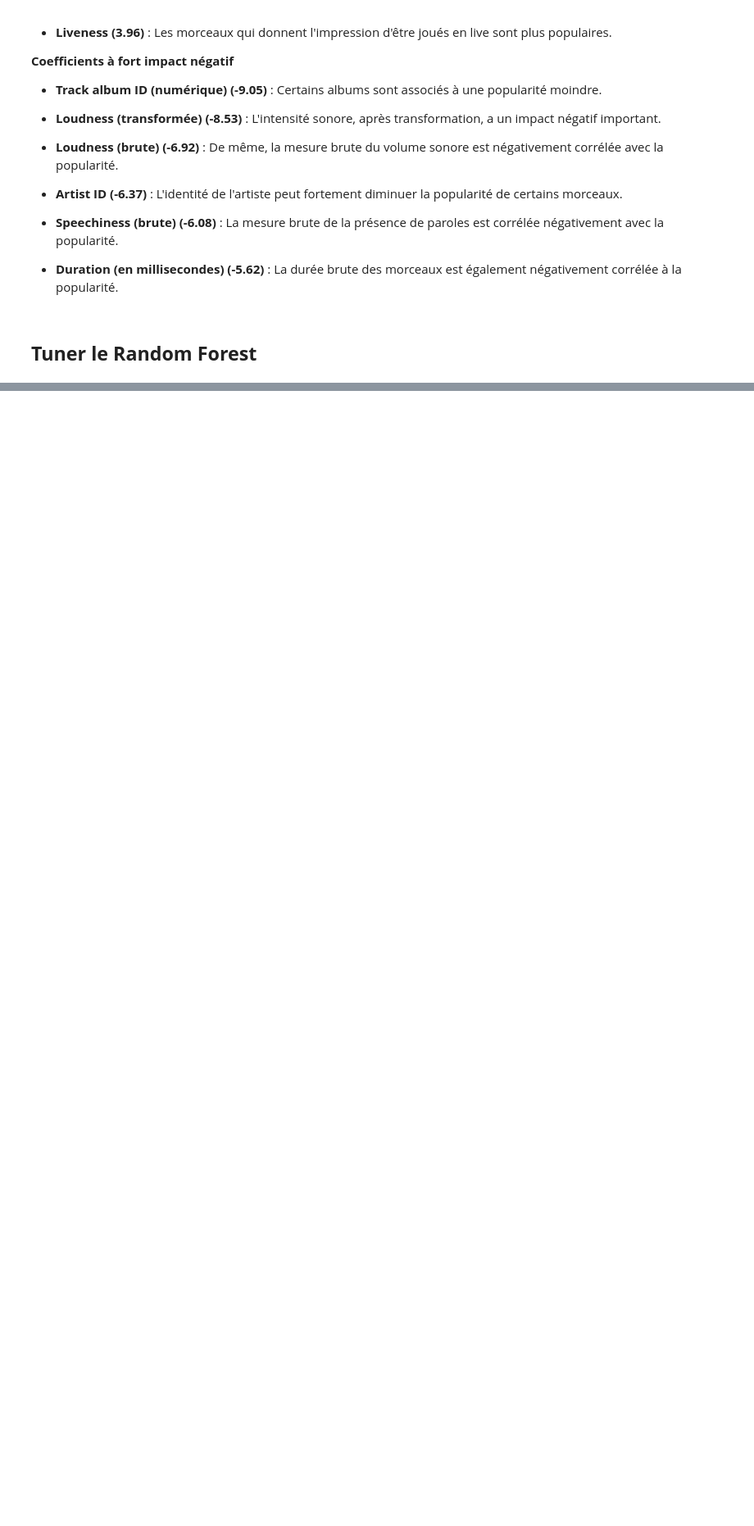
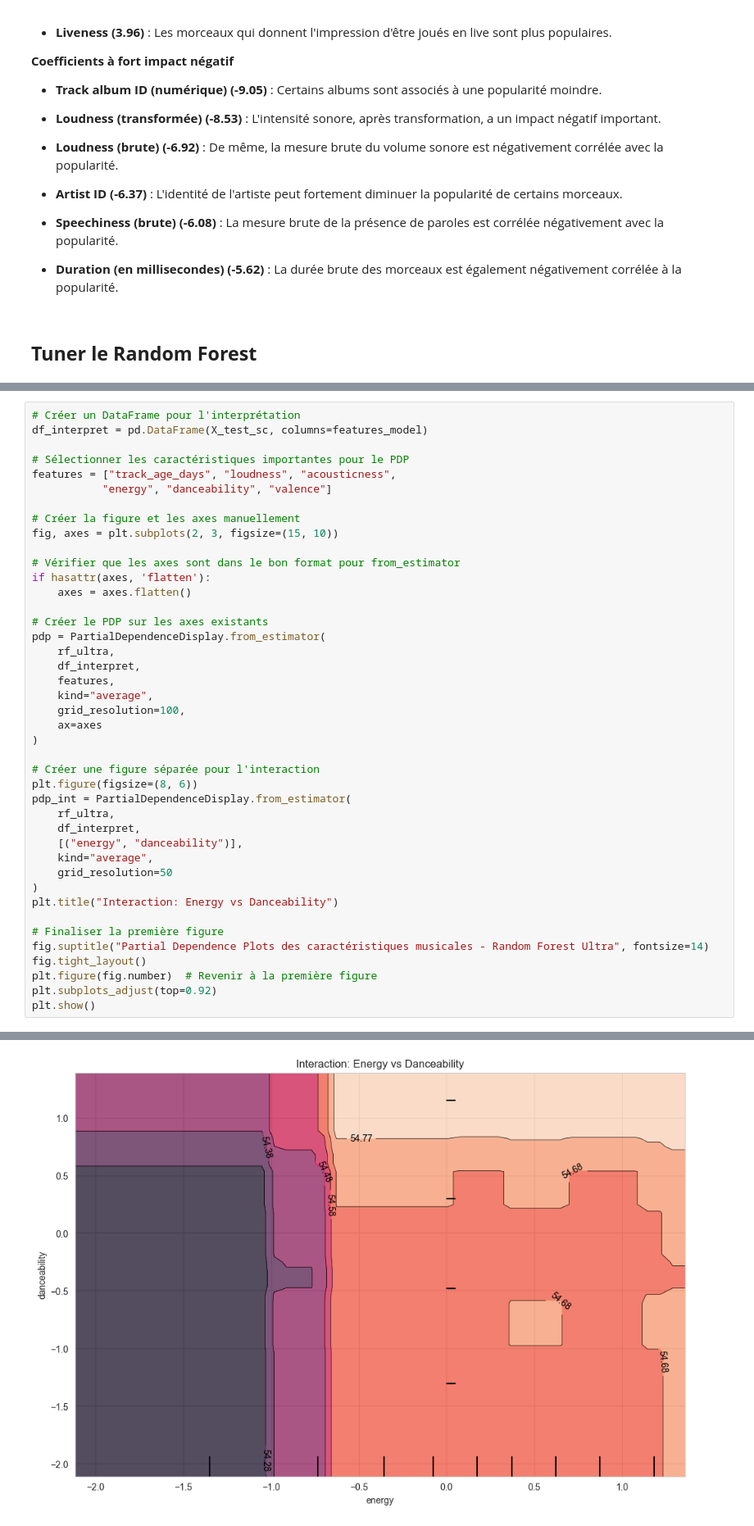
Before and after one commit to NoaLRX/Popular_Songs_Spotify, a Jupyter notebook: notebook.ipynb, the cells around one changed output, grey strips where cells are left out. Shown at 82% size. Saved outputs shown, nothing was run; the diff lists cells and outputs as text; blank space fills up the shorter version.

```diff
--- a/notebook.ipynb
+++ b/notebook.ipynb
@@ -1021,0 +1547,43 @@ print("Meilleurs paramètres (RandomizedSearch) :", random_search.best_params_)
+# %%
+# Créer un DataFrame pour l'interprétation
+df_interpret = pd.DataFrame(X_test_sc, columns=features_model)
+
+# Sélectionner les caractéristiques importantes pour le PDP
+features = ["track_age_days", "loudness", "acousticness",
+           "energy", "danceability", "valence"]
+
+# Créer la figure et les axes manuellement
+fig, axes = plt.subplots(2, 3, figsize=(15, 10))
+
+# Vérifier que les axes sont dans le bon format pour from_estimator
+if hasattr(axes, 'flatten'):
+    axes = axes.flatten()
+
+# Créer le PDP sur les axes existants
+pdp = PartialDependenceDisplay.from_estimator(
+    rf_ultra,
+    df_interpret,
+    features,
+    kind="average",
+    grid_resolution=100,
+    ax=axes
+)
+
+# Créer une figure séparée pour l'interaction
+plt.figure(figsize=(8, 6))
+pdp_int = PartialDependenceDisplay.from_estimator(
+    rf_ultra,
+    df_interpret,
+    [("energy", "danceability")],
+    kind="average",
+    grid_resolution=50
+)
+plt.title("Interaction: Energy vs Danceability")
+
+# Finaliser la première figure
+fig.suptitle("Partial Dependence Plots des caractéristiques musicales - Random Forest Ultra", fontsize=14)
+fig.tight_layout()
+plt.figure(fig.number)  # Revenir à la première figure
+plt.subplots_adjust(top=0.92)
+plt.show()
+# %% [output]
@@ -1021,0 +1591 @@ print("Meilleurs paramètres (RandomizedSearch) :", random_search.best_params_)
+[figure, added]
```
Also changed, not shown: parts of 37 cells of this notebook, 3 other files.
